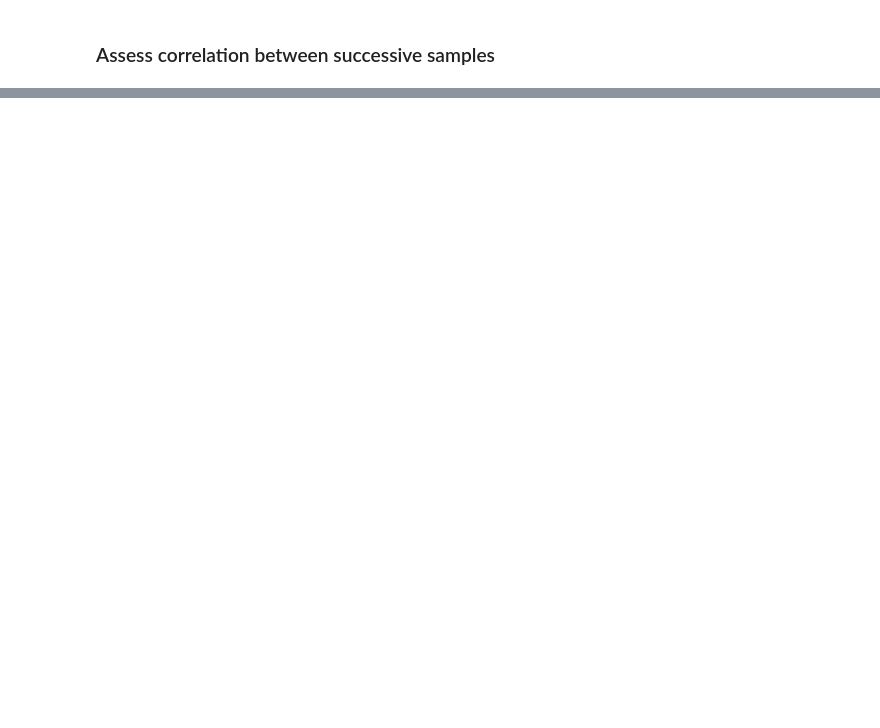
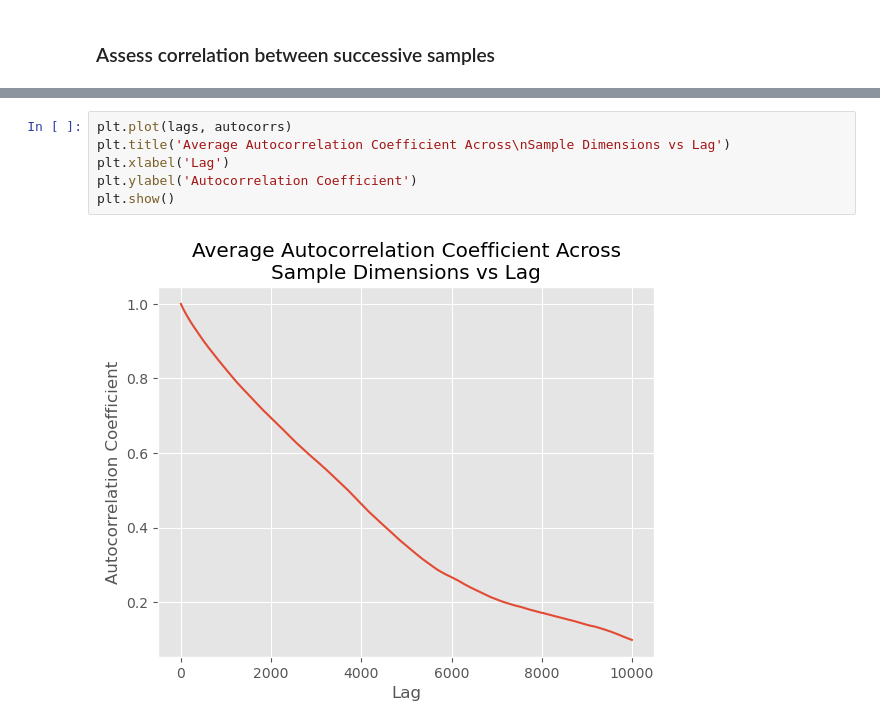
Before and after one commit to Sheev13/tiny-neural-nets, a Jupyter notebook: Langevin_playground.ipynb, the cells around one changed output, grey strips where cells are left out. Drawn from its saved outputs; the diff is of its cells as text; blank space fills up the shorter version.

```diff
--- a/Langevin_playground.ipynb
+++ b/Langevin_playground.ipynb
@@ -76,0 +82,8 @@ burn_in = 5000
+# %%
+plt.plot(lags, autocorrs)
+plt.title('Average Autocorrelation Coefficient Across\nSample Dimensions vs Lag')
+plt.xlabel('Lag')
+plt.ylabel('Autocorrelation Coefficient')
+plt.show()
+# %% [output]
+[figure, added]
```
Also changed, not shown: parts of 10 cells of this notebook, 1 other file.
